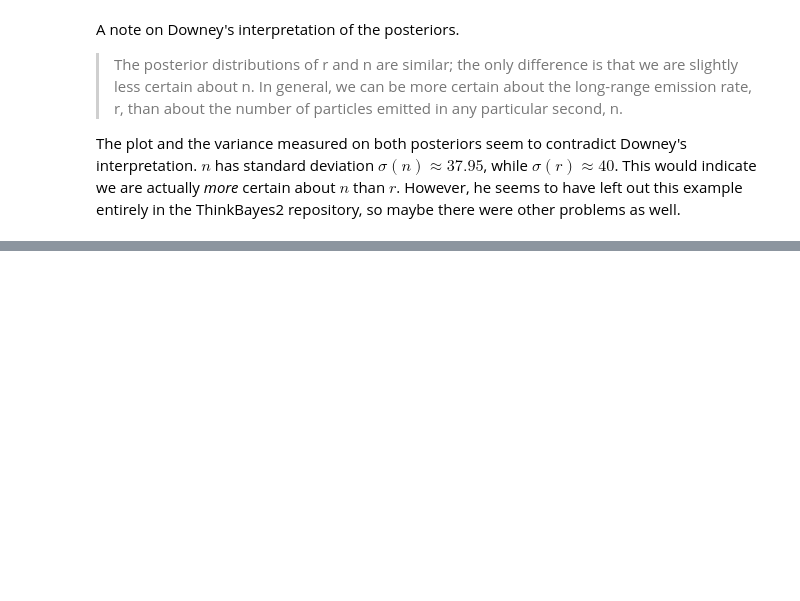
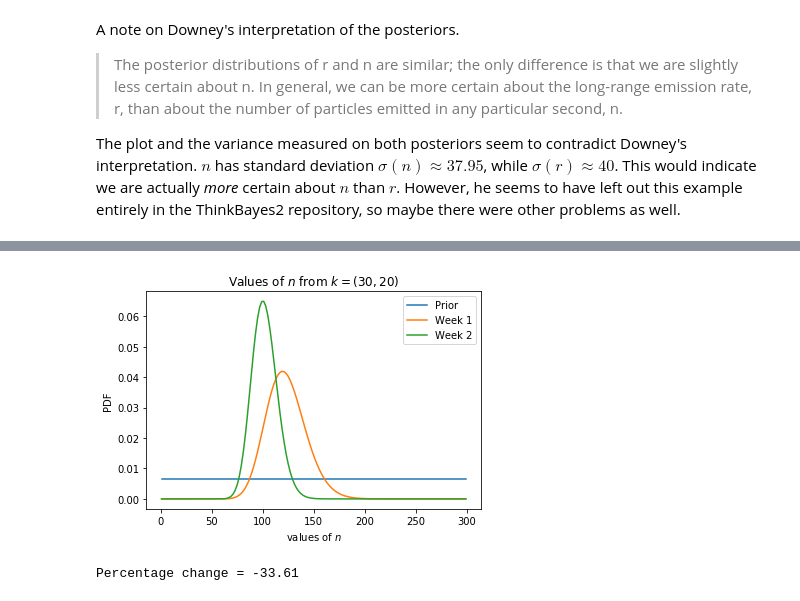
Before and after one commit to alexklibisz/exercises, a Jupyter notebook: think-bayes/chap14.ipynb, the cells around one changed output, grey strips where cells are left out. Saved outputs shown, nothing was run; the diff lists cells and outputs as text; code cells hidden in the pictures; blank space fills up the shorter version.

```diff
--- a/think-bayes/chap14.ipynb
+++ b/think-bayes/chap14.ipynb
@@ -229,0 +257,18 @@ there were other problems as well.
+# %%
+f1 = 0.5   # Fraction entering yard.
+f2 = 0.5   # Fraction caught in trap.
+
+# Week 1. Solve for N: N * f1 * f2 = 30
+k = 30
+n = k / f1 / f2
+y1 = n * f1
+print('Week 1, mosquitos in yard = %d' % y1)
+
+# Week 2. Solve for N: N * f1 * f2 = 20
+k = 20
+n = k / f1 / f2
+y2 = n * f1
+print('Week 2, mosquitos in yard = %d' % y2)
+
+d = (y2 - y1) / y1
+print('Percentage change = %.2lf' % (d * 100))
@@ -229,0 +285,49 @@ there were other problems as well.
+# %%
+class MosquitoCount(mtb.PMF):
+
+    def __init__(self, N, f1, f2):
+        super().__init__(N)
+        self.p = f1 * f2
+
+    def update(self, data, normalize=True):
+        """Vectorized update"""
+        k = data
+        N = self.hypos
+        Like = stats.binom.pmf(k, N, self.p)
+        self[:] *= Like
+        if normalize:
+            return self.normalize()
+        else:
+            return self
+
+    def likelihood(self, data, hypo):
+        """P(data | hypo) = P(t | N)"""
+        k = data
+        n = hypo
+        return stats.binom.pmf(k, n, self.p)
+
+k1, k2 = K = [30, 20]
+N = np.arange(1, 301, 2)
+f1 = 0.5
+f2 = 0.5
+
+n = MosquitoCount(N, f1, f2)
+n.plot(label='Prior')
+
+%time n1 = n.update(k1).copy()
+n.plot(label='Week 1')
+
+%time n2 = n.update(k2).copy()
+n.plot(label='Week 2')
+
+plt.title('Values of $n$ from $k = (%d, %d)$' % (k1, k2))
+plt.xlabel('values of $n$')
+plt.ylabel('PDF')
+plt.legend()
+plt.show()
+
+d = (n2 - n1) / n1
+d_MAP, _ = d.MAP()
+d_MAP /= f2
+print('Percentage change = %.2lf' % (d_MAP * 100))
+# %% [output]
@@ -229,0 +338,2 @@ there were other problems as well.
+[figure, added]
+Percentage change = -33.61
```
Also changed, not shown: parts of 9 cells of this notebook.
